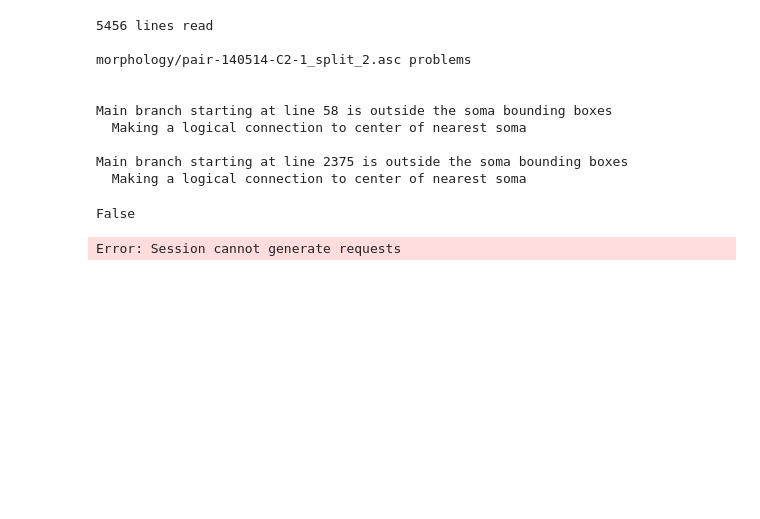
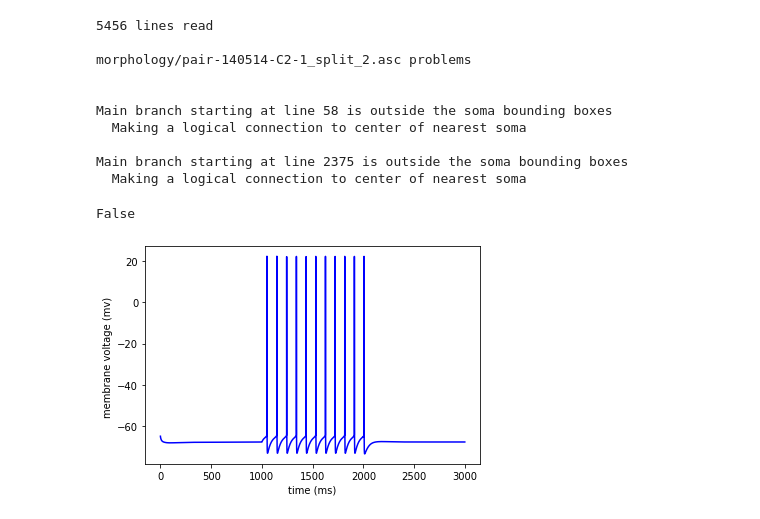
Before and after one commit to Spiritreaper331/Honors-Project-2022, a Jupyter notebook: Cerebellum Model/Morphology /Morphology Protocols/Golgi current testing 2.ipynb, the cells around one changed output. Drawn from its saved outputs; the diff is of its cells as text; code cells hidden in the pictures; blank space fills up the shorter version.

```diff
--- a/Cerebellum Model/Morphology /Morphology Protocols/Golgi current testing 2.ipynb
+++ b/Cerebellum Model/Morphology /Morphology Protocols/Golgi current testing 2.ipynb
@@ -8,7 +8,8 @@ import multiprocessing
 import numpy as np
 # %%
 #Instantiation of the cell template
-cell = Golgi_morpho_1(2)
+subtype = "morpho_2"
+cell = Golgi_morpho_1(subtype)
 
 #fixed time step only
 Fixed_step = h.CVode()
@@ -37,33 +38,32 @@ stimdata = dict()
 #Basic properties of the simulation. dt, temperature, sim duration and initial voltage
 h.dt = 0.025  # change in time b etween steps (ms)
 h.celsius = 32  # temperature of the neurons (*C)
 h.tstop = 3000  # time to stop the entire simulation (ms)
 h.v_init = -65  # intiial membrane potential (mV)
 
 stimdata = [
-    [1000, 1000, 0.1],  # delay, duration, amplitude
+    [1000, 1000, 0.01],  # delay, duration, amplitude
     #[1000, 1000, 0.2],
     #[1000, 1000, 0.3],
     #[1000, 1000, 0.4],
     #[1000, 1000, 0.5],
     #[1000, 1000, 0.6],
-
 ]
 
 for i, (delay, duration, amplitude) in enumerate(stimdata):
     stim = [h.IClamp(0.5, sec=cell.soma[0])]
     stim[0].delay = delay
     stim[0].dur = duration
     stim[0].amp = amplitude
 
     #Initialization
     h.finitialize()
     h.run()
 
     # Save the results into an image
     fig, ax = plt.subplots()
     ax.plot(np.array(cell.time_vector), np.array(cell.vm), 'b', label='spikes')
     plt.xlabel("time (ms)")
     plt.ylabel("membrane voltage (mv) ")
 # %% [output]
-Error: Session cannot generate requests
+[figure, added]
```
Also changed, not shown: 18 other files.
